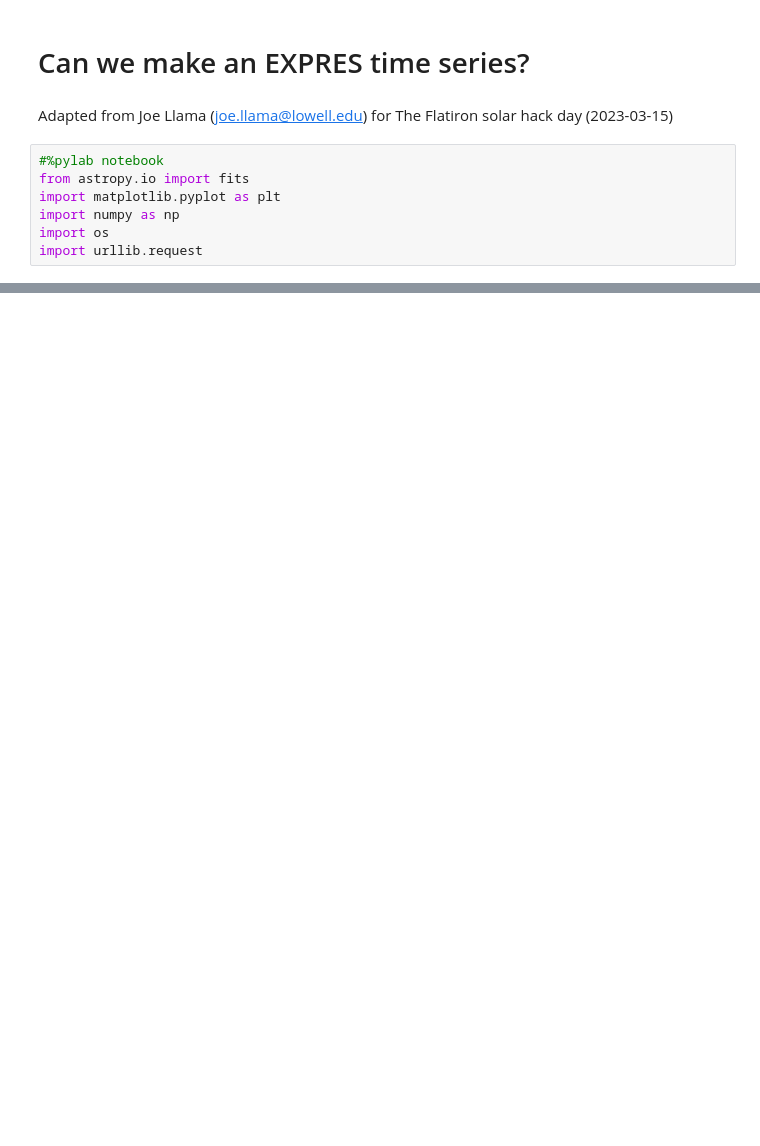
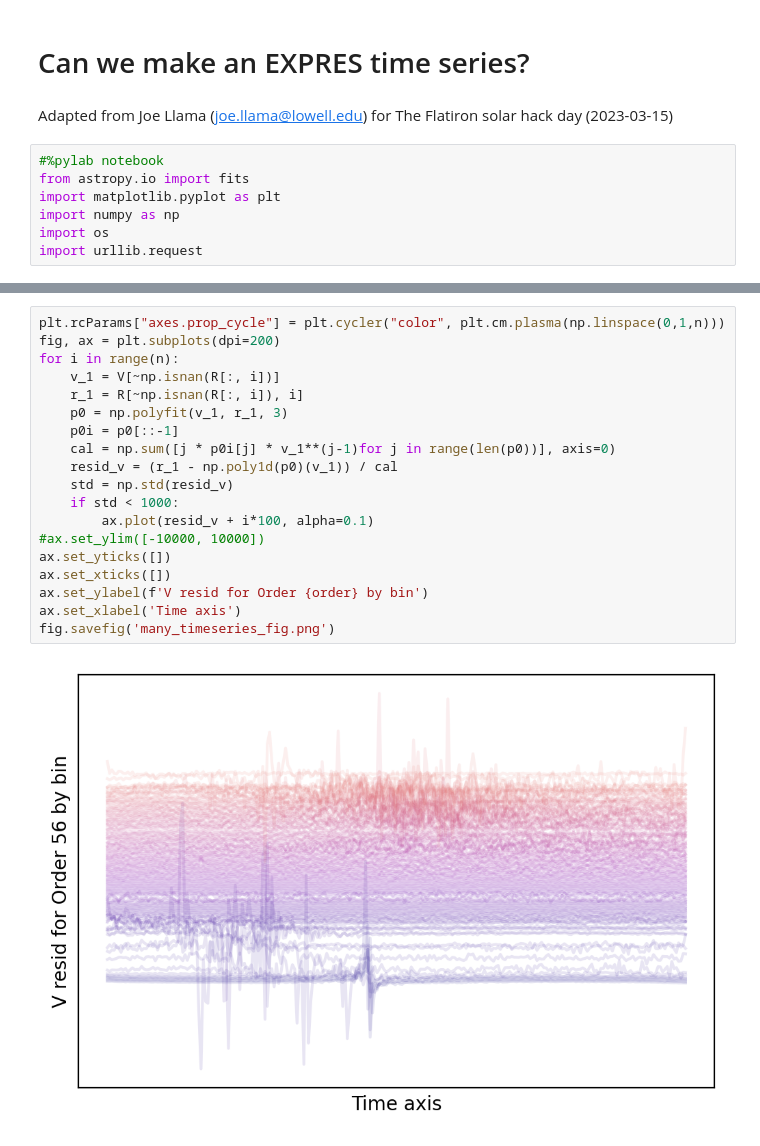
Before and after one commit to grd349/bison-expres, a Jupyter notebook: EXPRES_data/EXPRES Sodium line day.ipynb, the cells around one changed output, grey strips where cells are left out. Saved outputs shown, nothing was run; the diff lists cells and outputs as text; blank space fills up the shorter version.

```diff
--- a/EXPRES_data/EXPRES Sodium line day.ipynb
+++ b/EXPRES_data/EXPRES Sodium line day.ipynb
@@ -97,0 +82,21 @@ plt.ylim([-30, 30])
+# %%
+plt.rcParams["axes.prop_cycle"] = plt.cycler("color", plt.cm.plasma(np.linspace(0,1,n)))
+fig, ax = plt.subplots(dpi=200)
+for i in range(n):
+    v_1 = V[~np.isnan(R[:, i])]
+    r_1 = R[~np.isnan(R[:, i]), i]
+    p0 = np.polyfit(v_1, r_1, 3)
+    p0i = p0[::-1]
+    cal = np.sum([j * p0i[j] * v_1**(j-1)for j in range(len(p0))], axis=0)
+    resid_v = (r_1 - np.poly1d(p0)(v_1)) / cal
+    std = np.std(resid_v)
+    if std < 1000:
+        ax.plot(resid_v + i*100, alpha=0.1)
+#ax.set_ylim([-10000, 10000])
+ax.set_yticks([])
+ax.set_xticks([])
+ax.set_ylabel(f'V resid for Order {order} by bin')
+ax.set_xlabel('Time axis')
+fig.savefig('many_timeseries_fig.png')
+# %% [output]
+[figure, added]
```
Also changed, not shown: parts of 11 cells of this notebook, 2 other files.
